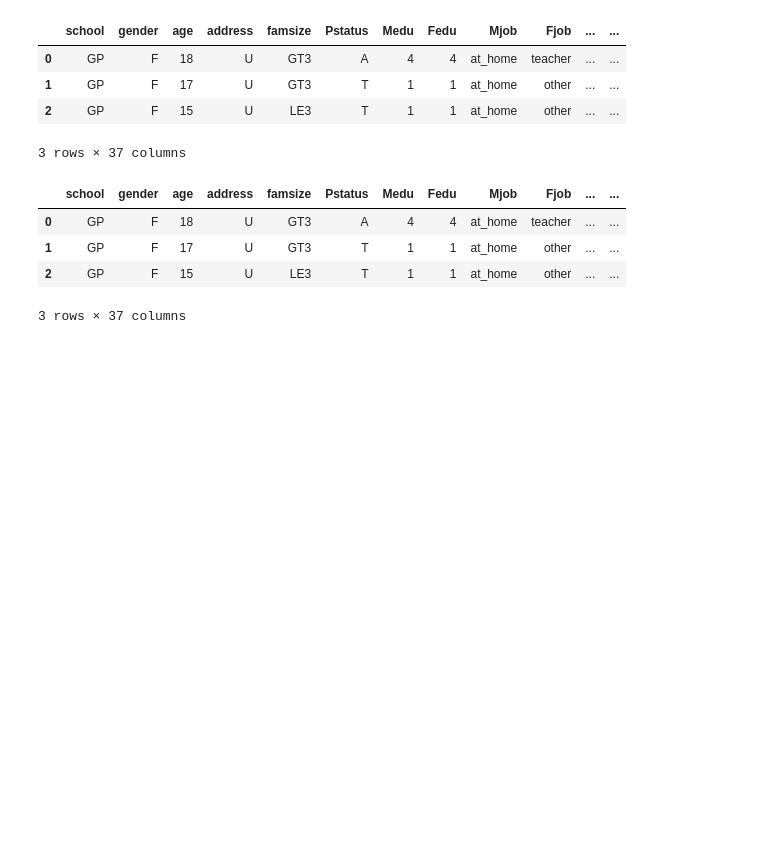
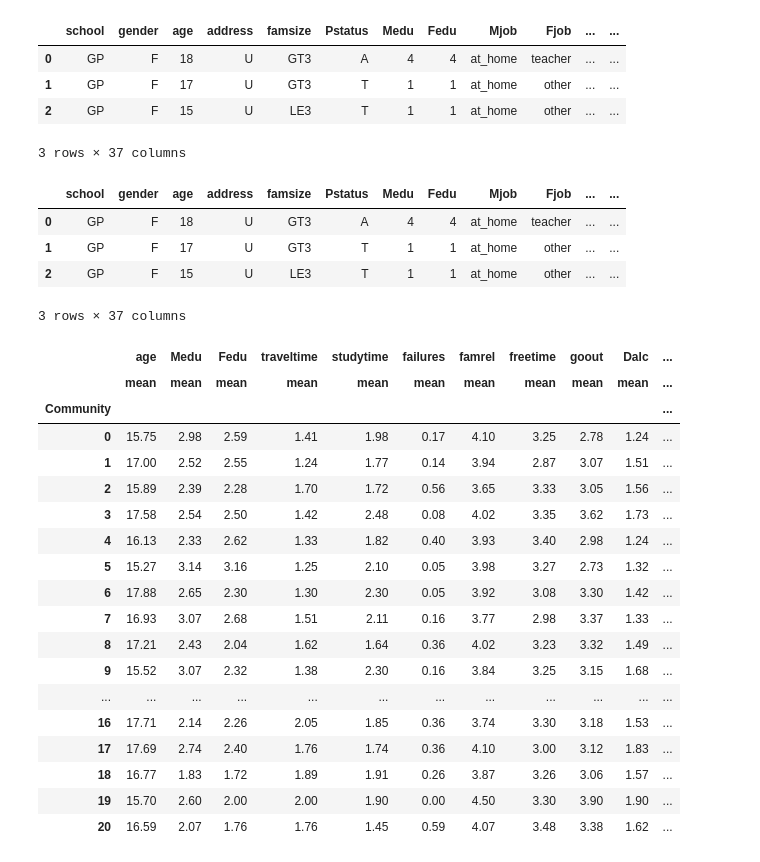
Before and after one commit to Cyrlyo/Alcohol_Students, a Jupyter notebook: Notebook/statitics.ipynb, the cells around one changed output. Saved outputs shown, nothing was run; the diff lists cells and outputs as text; code cells hidden in the pictures; blank space fills up the shorter version.

Commit message:
compute mean numerical varaible community

```diff
--- a/Notebook/statitics.ipynb
+++ b/Notebook/statitics.ipynb
@@ -13,6 +14,11 @@ print(f"XGBosst optimized weights: {xgb.shape}")
 # %% [output]
 Random optimized weights: (1046, 37)
 XGBosst optimized weights: (1046, 37)
+# %%
+random_numeric_cols = random.select_dtypes(include=[np.number]).columns.tolist()
+random_non_numeric_cols = random.select_dtypes(exclude=[np.number]).columns.tolist()
+xgb_numeric_cols = xgb.select_dtypes(include=[np.number]).columns.tolist()
+xgb_non_numeric_cols = xgb.select_dtypes(exclude=[np.number]).columns.tolist()
 # %%
 random.head(3)
 # %% [output]
@@ -29,3 +35,28 @@ xgb.head(3)
 | 1 | GP | F | 17 | U | GT3 | T | 1 | 1 | at_home | other | ... | ... |
 | 2 | GP | F | 15 | U | LE3 | T | 1 | 1 | at_home | other | ... | ... |
 3 rows × 37 columns
+# %%
+random_grouped_df = random.drop(columns=random_non_numeric_cols).groupby('Community')
+random_stats = random_grouped_df.agg(['mean']).round(2)
+# %%
+random_stats
+# %% [output]
+|  | age | Medu | Fedu | traveltime | studytime | failures | famrel | freetime | goout | Dalc | ... |
+|  | mean | mean | mean | mean | mean | mean | mean | mean | mean | mean | ... |
+| Community |  |  |  |  |  |  |  |  |  |  | ... |
+| 0 | 15.75 | 2.98 | 2.59 | 1.41 | 1.98 | 0.17 | 4.10 | 3.25 | 2.78 | 1.24 | ... |
+| 1 | 17.00 | 2.52 | 2.55 | 1.24 | 1.77 | 0.14 | 3.94 | 2.87 | 3.07 | 1.51 | ... |
+| 2 | 15.89 | 2.39 | 2.28 | 1.70 | 1.72 | 0.56 | 3.65 | 3.33 | 3.05 | 1.56 | ... |
+| 3 | 17.58 | 2.54 | 2.50 | 1.42 | 2.48 | 0.08 | 4.02 | 3.35 | 3.62 | 1.73 | ... |
+| 4 | 16.13 | 2.33 | 2.62 | 1.33 | 1.82 | 0.40 | 3.93 | 3.40 | 2.98 | 1.24 | ... |
+| 5 | 15.27 | 3.14 | 3.16 | 1.25 | 2.10 | 0.05 | 3.98 | 3.27 | 2.73 | 1.32 | ... |
+| 6 | 17.88 | 2.65 | 2.30 | 1.30 | 2.30 | 0.05 | 3.92 | 3.08 | 3.30 | 1.42 | ... |
+| 7 | 16.93 | 3.07 | 2.68 | 1.51 | 2.11 | 0.16 | 3.77 | 2.98 | 3.37 | 1.33 | ... |
+| 8 | 17.21 | 2.43 | 2.04 | 1.62 | 1.64 | 0.36 | 4.02 | 3.23 | 3.32 | 1.49 | ... |
+| 9 | 15.52 | 3.07 | 2.32 | 1.38 | 2.30 | 0.16 | 3.84 | 3.25 | 3.15 | 1.68 | ... |
+| ... | ... | ... | ... | ... | ... | ... | ... | ... | ... | ... | ... |
+| 16 | 17.71 | 2.14 | 2.26 | 2.05 | 1.85 | 0.36 | 3.74 | 3.30 | 3.18 | 1.53 | ... |
+| 17 | 17.69 | 2.74 | 2.40 | 1.76 | 1.74 | 0.36 | 4.10 | 3.00 | 3.12 | 1.83 | ... |
+| 18 | 16.77 | 1.83 | 1.72 | 1.89 | 1.91 | 0.26 | 3.87 | 3.26 | 3.06 | 1.57 | ... |
+| 19 | 15.70 | 2.60 | 2.00 | 2.00 | 1.90 | 0.00 | 4.50 | 3.30 | 3.90 | 1.90 | ... |
+| 20 | 16.59 | 2.07 | 1.76 | 1.76 | 1.45 | 0.59 | 4.07 | 3.48 | 3.38 | 1.62 | ... |
```
Also changed, not shown: parts of 3 cells of this notebook.
